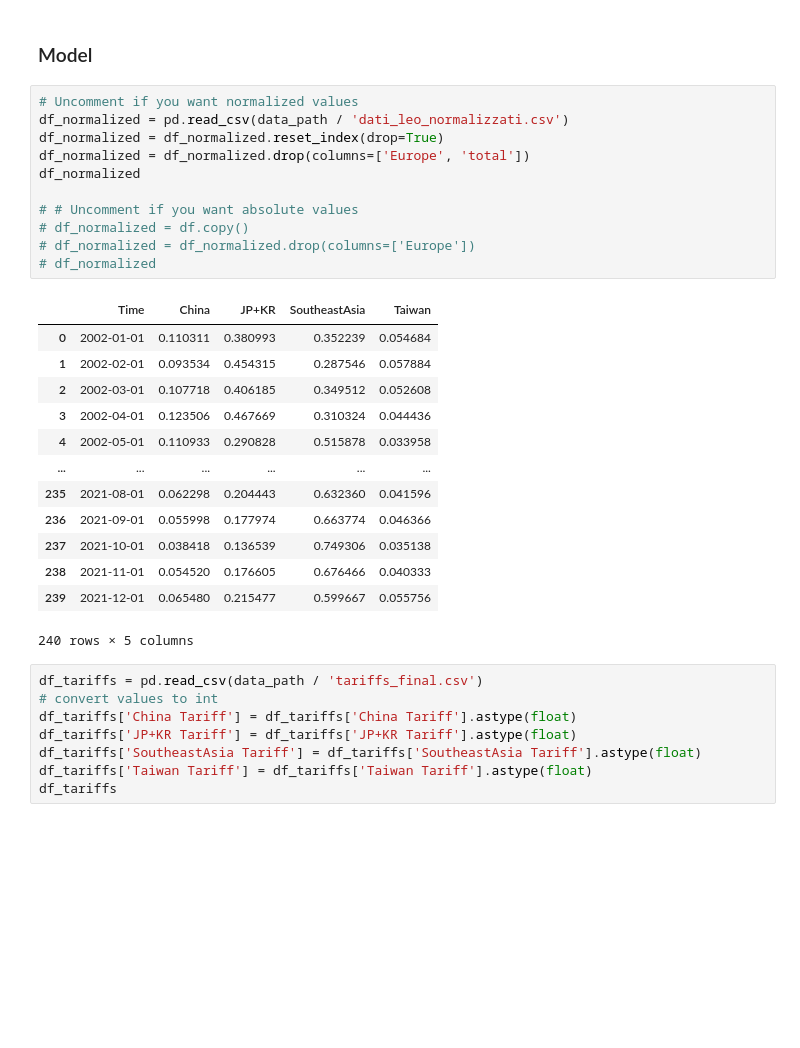
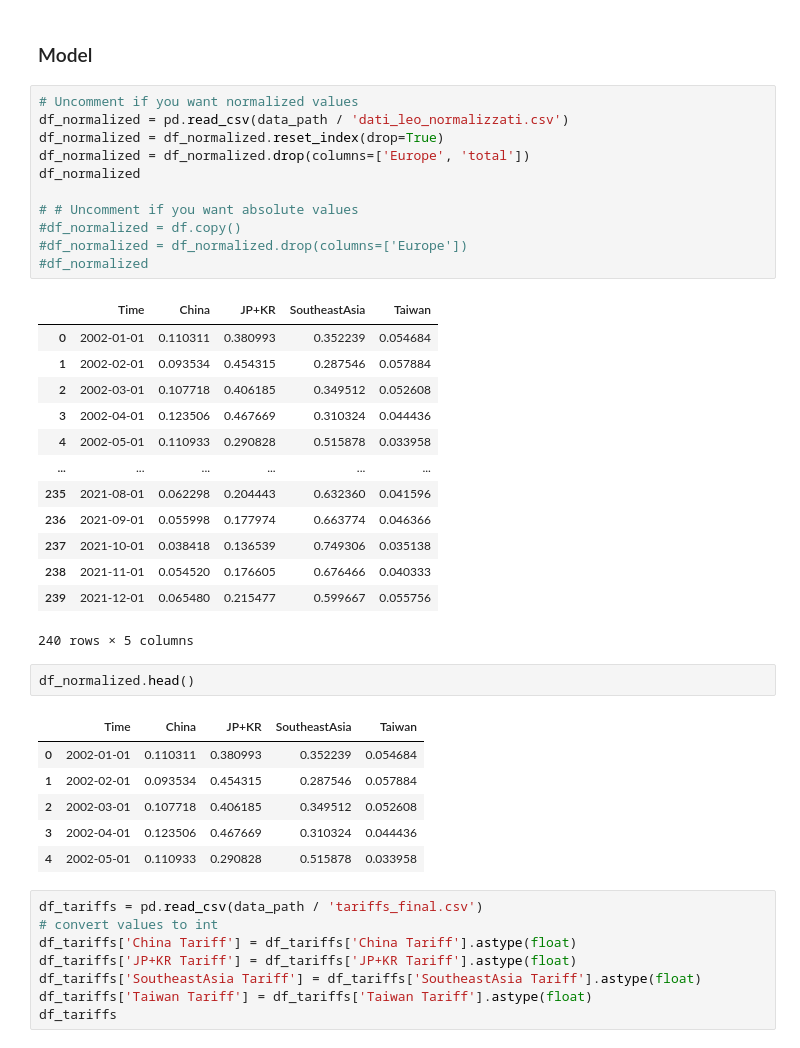
Before and after one commit to LeonardoPolverari/simulation_project, a Jupyter notebook: notebooks/i limoni signoraaaaaaa.ipynb, the cells around one changed output. Drawn from its saved outputs; the diff is of its cells as text; blank space fills up the shorter version.

```diff
--- a/notebooks/i limoni signoraaaaaaa.ipynb
+++ b/notebooks/i limoni signoraaaaaaa.ipynb
@@ -379,9 +37,9 @@ df_normalized = df_normalized.drop(columns=['Europe', 'total'])
 df_normalized
 
 # # Uncomment if you want absolute values
-# df_normalized = df.copy()
-# df_normalized = df_normalized.drop(columns=['Europe'])
-# df_normalized
+#df_normalized = df.copy()
+#df_normalized = df_normalized.drop(columns=['Europe'])
+#df_normalized
 # %% [output]
 |  | Time | China | JP+KR | SoutheastAsia | Taiwan |
 | 0 | 2002-01-01 | 0.110311 | 0.380993 | 0.352239 | 0.054684 |
@@ -396,6 +54,15 @@ df_normalized
 | 238 | 2021-11-01 | 0.054520 | 0.176605 | 0.676466 | 0.040333 |
 | 239 | 2021-12-01 | 0.065480 | 0.215477 | 0.599667 | 0.055756 |
 240 rows × 5 columns
+# %%
+df_normalized.head()
+# %% [output]
+|  | Time | China | JP+KR | SoutheastAsia | Taiwan |
+| 0 | 2002-01-01 | 0.110311 | 0.380993 | 0.352239 | 0.054684 |
+| 1 | 2002-02-01 | 0.093534 | 0.454315 | 0.287546 | 0.057884 |
+| 2 | 2002-03-01 | 0.107718 | 0.406185 | 0.349512 | 0.052608 |
+| 3 | 2002-04-01 | 0.123506 | 0.467669 | 0.310324 | 0.044436 |
+| 4 | 2002-05-01 | 0.110933 | 0.290828 | 0.515878 | 0.033958 |
 # %%
 df_tariffs = pd.read_csv(data_path / 'tariffs_final.csv')
 # convert values to int
```
Also changed, not shown: parts of 28 cells of this notebook, 1 other file.
